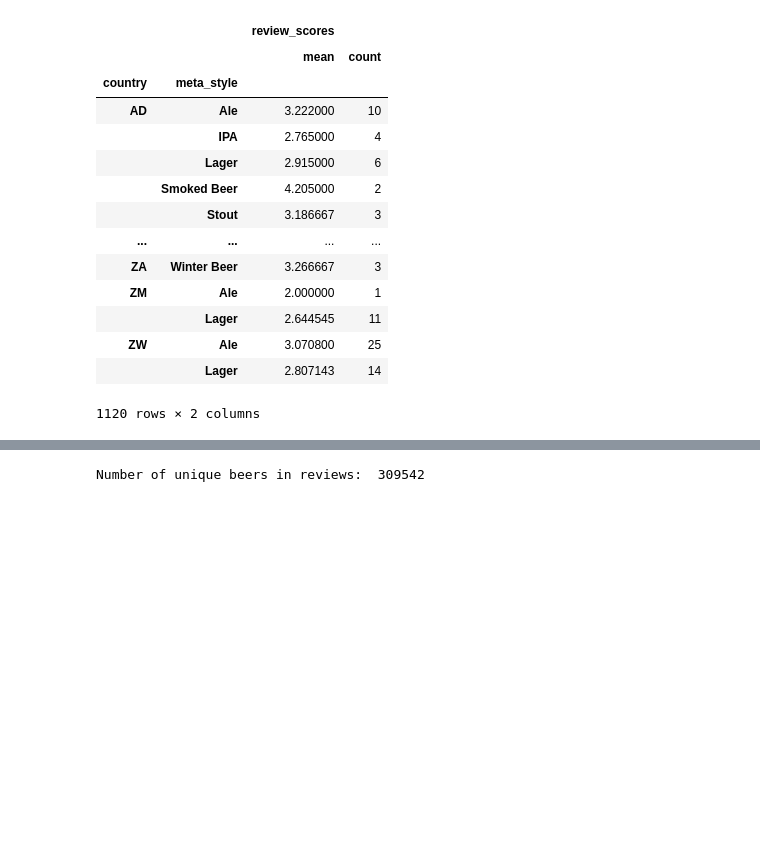
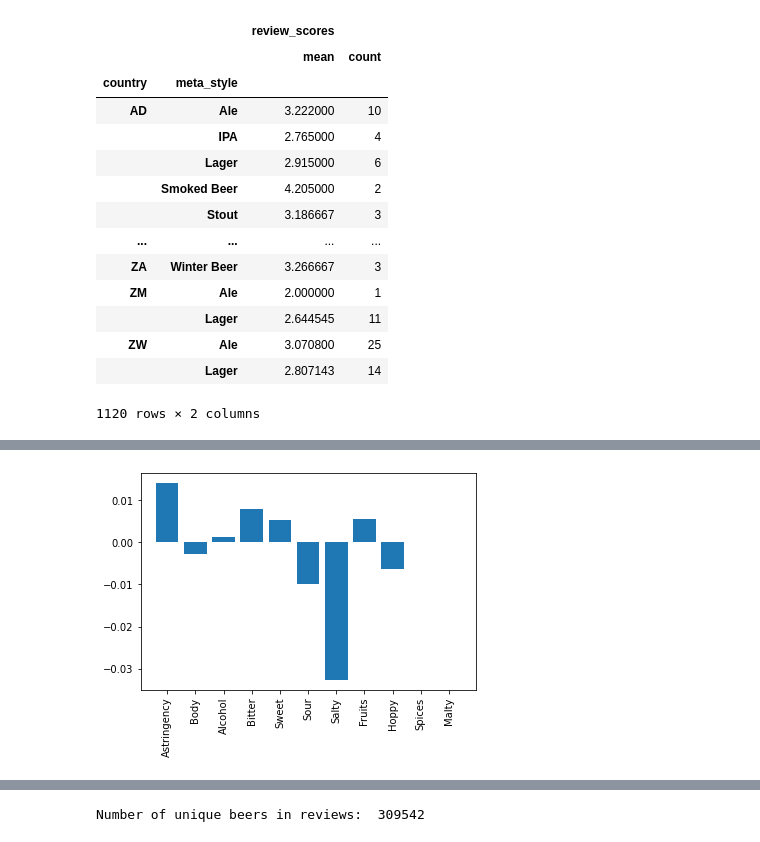
Before and after one commit to com-480-data-visualization/project-2023-viz-ionaries, a Jupyter notebook: docs/preprocessing/pre-processing.ipynb, the cells around one changed output, grey strips where cells are left out. Cells and saved outputs as stored; diff of their text form; code cells hidden in the pictures; blank space fills up the shorter version.

```diff
--- a/docs/preprocessing/milestone_2.ipynb
+++ b/docs/preprocessing/pre-processing.ipynb
@@ -447,0 +508,35 @@ merged_aromas['meta_style'] = merged_aromas['style'].apply(find_metastyle)
+# %%
+reg_list = []
+
+# Do the same regression for each metastyle
+for metastyle in reg_data['meta_style'].unique():
+    meta_reg_data = reg_data[reg_data['meta_style'] == metastyle]
+    X = meta_reg_data[['Astringency', 'Body',
+       'Alcohol', 'Bitter', 'Sweet', 'Sour', 'Salty', 'Fruits', 'Hoppy',
+       'Spices', 'Malty']]
+    y = meta_reg_data[["Ave Rating"]]
+    X2 = sm.add_constant(X)
+    est = sm.OLS(y, X2)
+    est2 = est.fit()
+    print(metastyle)
+    print(est2.summary())
+    reg = LinearRegression()
+    reg.fit(X, y)
+    reg_list.append(reg.coef_[0])
+
+reg_list = np.array(reg_list)
+reg_min = min(reg_list.flatten())
+reg_max = max(reg_list.flatten())
+
+print(min(reg_list.flatten()))
+print(max(reg_list.flatten()))
+
+
+
+for i, metastyle in enumerate(reg_data['meta_style'].unique()):
+
+    coeffitients = reg_list[i]
+
+    pd.DataFrame(zip(['Astringency', 'Body',
+      'Alcohol', 'Bitter', 'Sweet', 'Sour', 'Salty', 'Fruits', 'Hoppy',
+      'Spices', 'Malty'], coeffitients)).to_csv("regression_coeffs_" + metastyle + ".csv", header=["beer_style", "coeff"], index=False)
@@ -448,3 +561,11 @@ merged_aromas['meta_style'] = merged_aromas['style'].apply(find_metastyle)
+# %%
+plt.bar(['Astringency', 'Body',
+       'Alcohol', 'Bitter', 'Sweet', 'Sour', 'Salty', 'Fruits', 'Hoppy',
+       'Spices', 'Malty'], reg.coef_[0])
+plt.xticks(rotation=90)
+plt.show()
+# %% [output]
+[figure, added]
 # %%
 # Normalize each column
 merged_aromas_norm = merged_aromas.copy()
```
Also changed, not shown: parts of 43 cells of this notebook, 4 other files.
